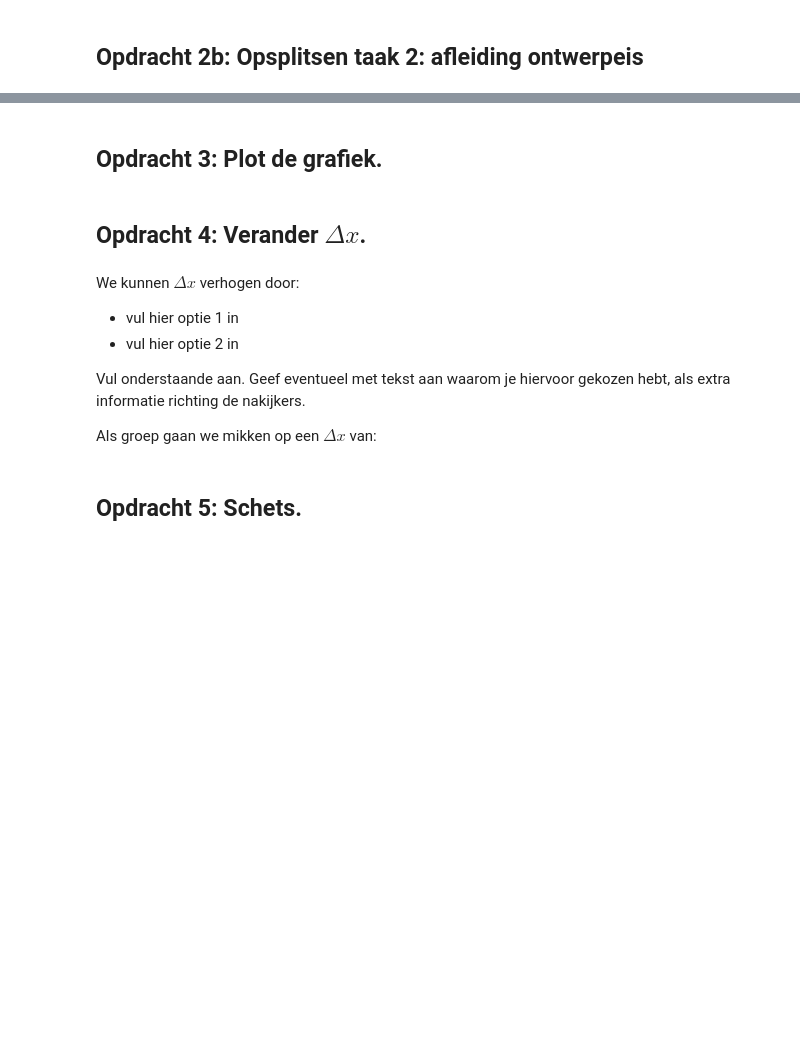
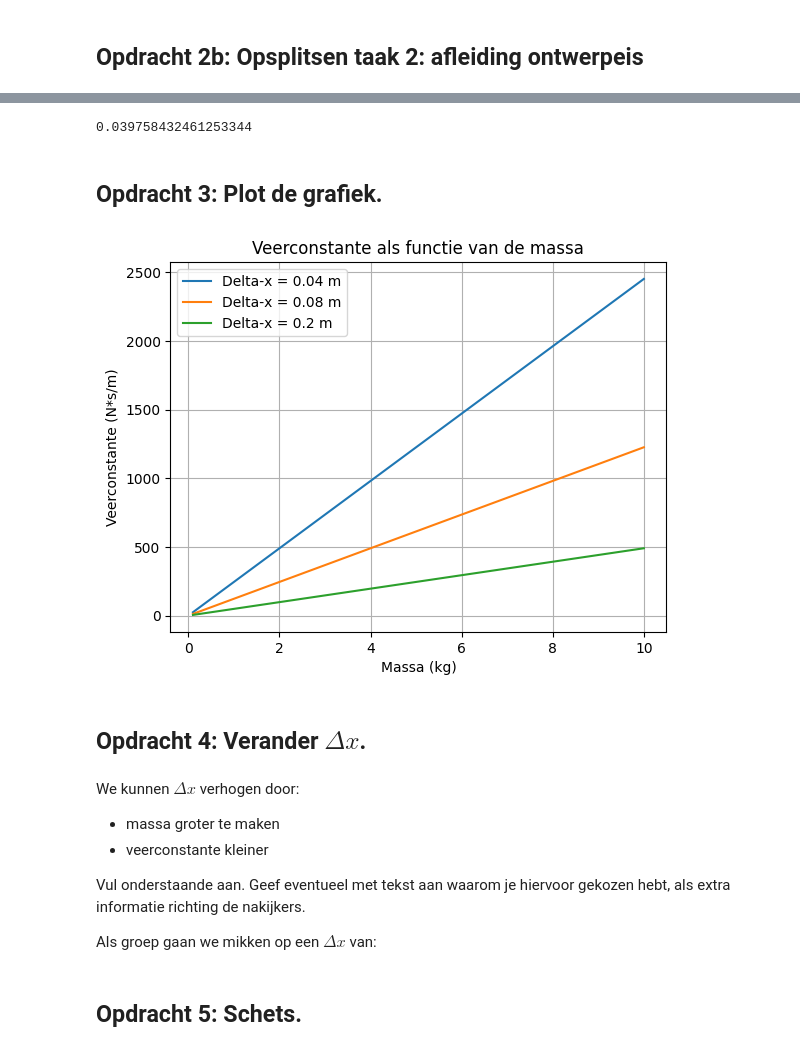
Before and after one commit to swerleman/opdrachten-DEF-D-Shannon, a Jupyter notebook: FysiekeOntwerpopdrachten/5MaakEenOpstellingTrillingsvrij/Ontwerpopdracht5MaakEenOpstellingTrillingsvrijInvulTemplate.ipynb, the cells around one changed output, grey strips where cells are left out. Drawn from its saved outputs; the diff is of its cells as text; code cells hidden in the pictures; blank space fills up the shorter version.

```diff
--- a/FysiekeOntwerpopdrachten/5MaakEenOpstellingTrillingsvrij/Ontwerpopdracht5MaakEenOpstellingTrillingsvrijInvulTemplate.ipynb
+++ b/FysiekeOntwerpopdrachten/5MaakEenOpstellingTrillingsvrij/Ontwerpopdracht5MaakEenOpstellingTrillingsvrijInvulTemplate.ipynb
@@ -52,17 +70,42 @@ Vul onderstaande tabel in:
 # %%
 # Bereken hier de minimale Delta-x waarbij je aan de eis van de opdracht voldoet.
+g=9.81
+delta_x_min = g/(25*np.pi**2)
+print(delta_x_min)
+# %% [output]
+0.039758432461253344
 # %% [markdown]
 ## Opdracht 3: Plot de grafiek.
 # %%
 # Voeg hier je plot in. Lees goed de opdracht wat er in de grafiek moet staan!
 # Het is ook handig om je grafiek op te slaan, doe dat door met plt.savefig().
+
+def c (m,dx):
+    g= 9.81
+
+    return (m/(dx/(g)))
+
+dx_values = np.array ([0.04,0.08,0.2])
+m_values = np.linspace(0.1, 10, 100)
+plt.plot(m_values, c(m_values, dx_values[0]))
+plt.plot(m_values, c(m_values, dx_values[1]))
+plt.plot(m_values, c(m_values, dx_values[2]))
+plt.xlabel('Massa (kg)')
+plt.ylabel('Veerconstante (N*s/m)')
+plt.title('Veerconstante als functie van de massa')
+plt.grid()
+plt.legend(['Delta-x = 0.04 m', 'Delta-x = 0.08 m', 'Delta-x = 0.2 m'])
+plt.savefig('veerconstante_vs_massa.png')
+plt.show()
+# %% [output]
+[figure, added]
 # %% [markdown]
 ## Opdracht 4: Verander $\Delta x$.
 # %% [markdown]
 We kunnen $\Delta x$ verhogen door:
 
-- vul hier optie 1 in
-- vul hier optie 2 in
+- massa groter te maken
+- veerconstante kleiner
 
 Vul onderstaande aan. Geef eventueel met tekst aan waarom je hiervoor gekozen hebt, als extra informatie richting de nakijkers.
 
```
Also changed, not shown: parts of 3 cells of this notebook, 1 other file.
